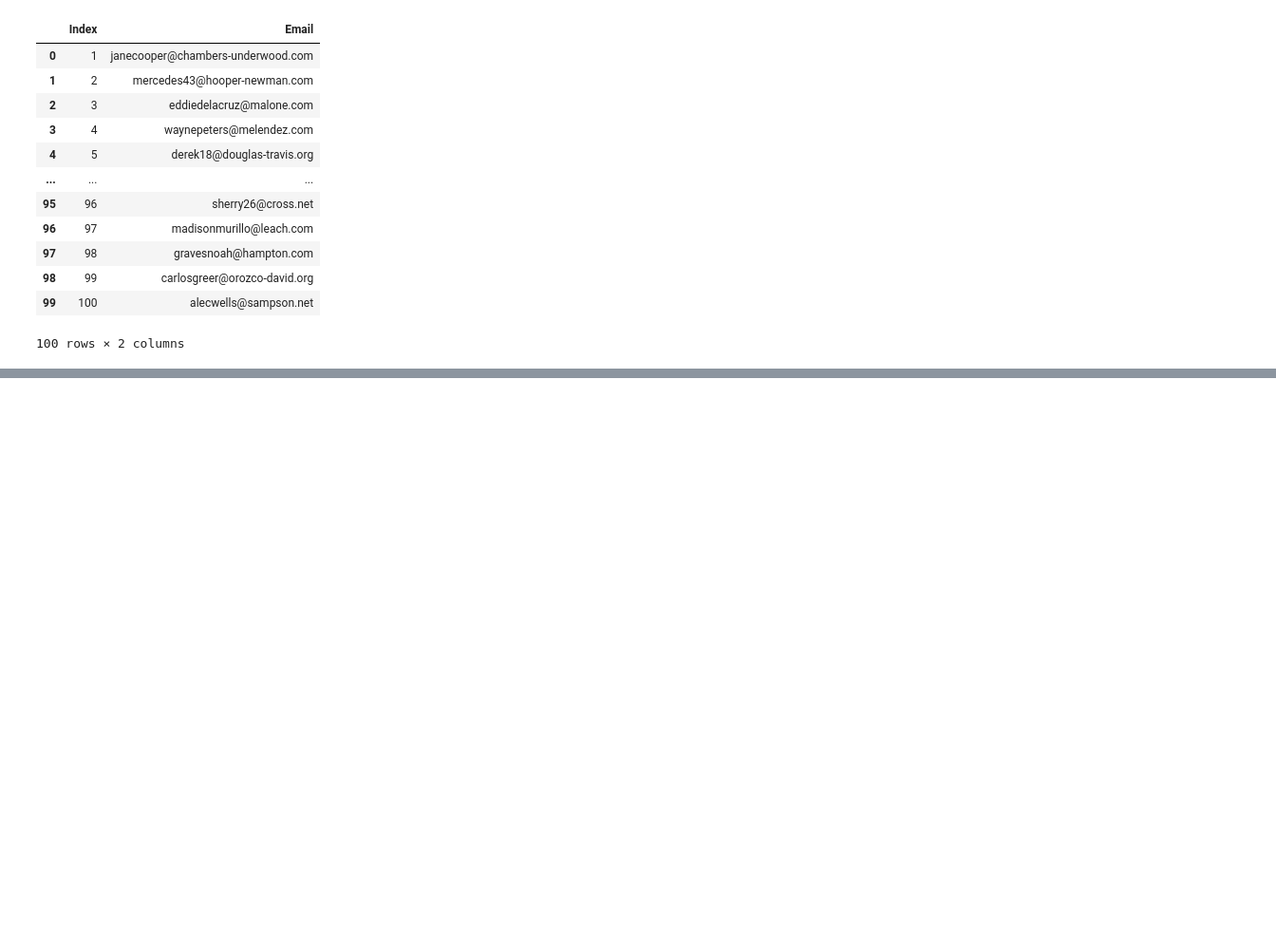
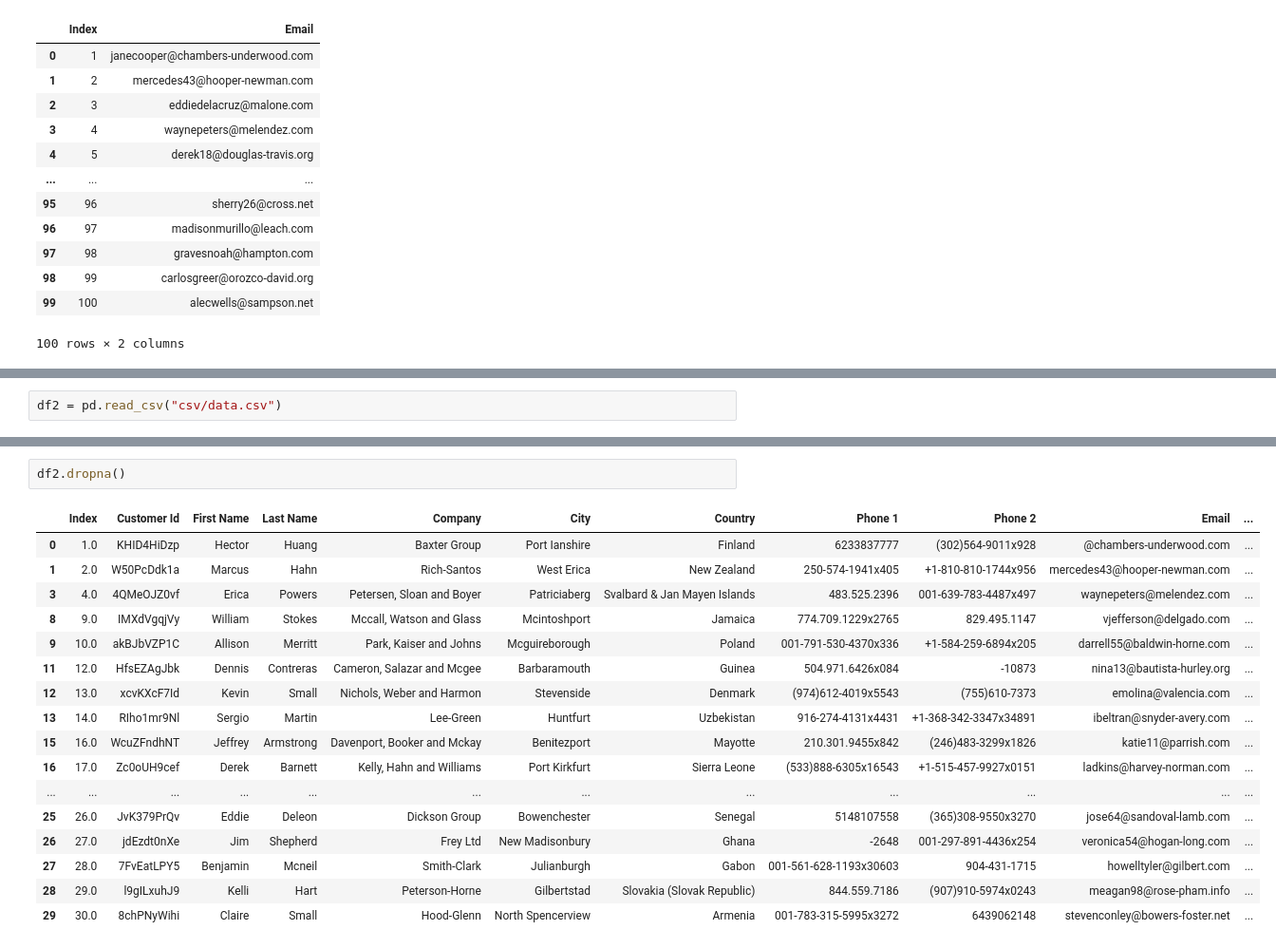
Before and after one commit to Sobanamjad/Python-learing, a Jupyter notebook: Pandas/panda-1.ipynb, the cells around one changed output, grey strips where cells are left out. Shown at 95% size. Saved outputs shown, nothing was run; the diff lists cells and outputs as text; blank space fills up the shorter version.

```diff
--- a/Pandas/panda-1.ipynb
+++ b/Pandas/panda-1.ipynb
@@ -139,0 +156,2 @@ df[["Index", "Email"]]
+# %%
+df2 = pd.read_csv("csv/data.csv")
@@ -139,0 +167,20 @@ df[["Index", "Email"]]
+# %%
+df2.dropna()
+# %% [output]
+|  | Index | Customer Id | First Name | Last Name | Company | City | Country | Phone 1 | Phone 2 | Email | ... |
+| 0 | 1.0 | KHID4HiDzp | Hector | Huang | Baxter Group | Port Ianshire | Finland | 6233837777 | (302)564-9011x928 | @chambers-underwood.com | ... |
+| 1 | 2.0 | W50PcDdk1a | Marcus | Hahn | Rich-Santos | West Erica | New Zealand | 250-574-1941x405 | +1-810-810-1744x956 | mercedes43@hooper-newman.com | ... |
+| 3 | 4.0 | 4QMeOJZ0vf | Erica | Powers | Petersen, Sloan and Boyer | Patriciaberg | Svalbard & Jan Mayen Islands | 483.525.2396 | 001-639-783-4487x497 | waynepeters@melendez.com | ... |
+| 8 | 9.0 | IMXdVgqjVy | William | Stokes | Mccall, Watson and Glass | Mcintoshport | Jamaica | 774.709.1229x2765 | 829.495.1147 | vjefferson@delgado.com | ... |
+| 9 | 10.0 | akBJbVZP1C | Allison | Merritt | Park, Kaiser and Johns | Mcguireborough | Poland | 001-791-530-4370x336 | +1-584-259-6894x205 | darrell55@baldwin-horne.com | ... |
+| 11 | 12.0 | HfsEZAgJbk | Dennis | Contreras | Cameron, Salazar and Mcgee | Barbaramouth | Guinea | 504.971.6426x084 | -10873 | nina13@bautista-hurley.org | ... |
+| 12 | 13.0 | xcvKXcF7Id | Kevin | Small | Nichols, Weber and Harmon | Stevenside | Denmark | (974)612-4019x5543 | (755)610-7373 | emolina@valencia.com | ... |
+| 13 | 14.0 | RIho1mr9Nl | Sergio | Martin | Lee-Green | Huntfurt | Uzbekistan | 916-274-4131x4431 | +1-368-342-3347x34891 | ibeltran@snyder-avery.com | ... |
+| 15 | 16.0 | WcuZFndhNT | Jeffrey | Armstrong | Davenport, Booker and Mckay | Benitezport | Mayotte | 210.301.9455x842 | (246)483-3299x1826 | katie11@parrish.com | ... |
+| 16 | 17.0 | Zc0oUH9cef | Derek | Barnett | Kelly, Hahn and Williams | Port Kirkfurt | Sierra Leone | (533)888-6305x16543 | +1-515-457-9927x0151 | ladkins@harvey-norman.com | ... |
+| ... | ... | ... | ... | ... | ... | ... | ... | ... | ... | ... | ... |
+| 25 | 26.0 | JvK379PrQv | Eddie | Deleon | Dickson Group | Bowenchester | Senegal | 5148107558 | (365)308-9550x3270 | jose64@sandoval-lamb.com | ... |
+| 26 | 27.0 | jdEzdt0nXe | Jim | Shepherd | Frey Ltd | New Madisonbury | Ghana | -2648 | 001-297-891-4436x254 | veronica54@hogan-long.com | ... |
+| 27 | 28.0 | 7FvEatLPY5 | Benjamin | Mcneil | Smith-Clark | Julianburgh | Gabon | 001-561-628-1193x30603 | 904-431-1715 | howelltyler@gilbert.com | ... |
+| 28 | 29.0 | l9gILxuhJ9 | Kelli | Hart | Peterson-Horne | Gilbertstad | Slovakia (Slovak Republic) | 844.559.7186 | (907)910-5974x0243 | meagan98@rose-pham.info | ... |
+| 29 | 30.0 | 8chPNyWihi | Claire | Small | Hood-Glenn | North Spencerview | Armenia | 001-783-315-5995x3272 | 6439062148 | stevenconley@bowers-foster.net | ... |
```
Also changed, not shown: parts of 23 cells of this notebook, 3 other files.
